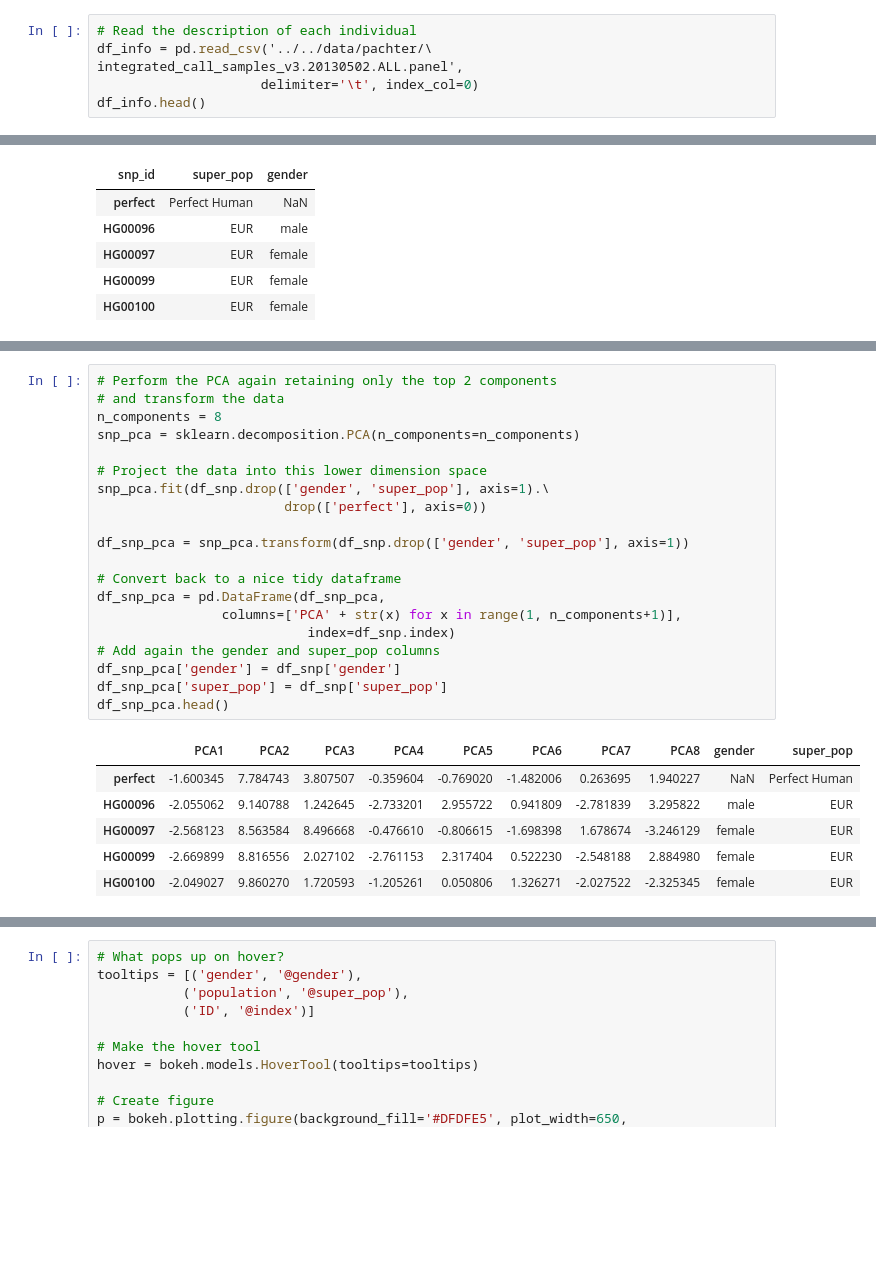
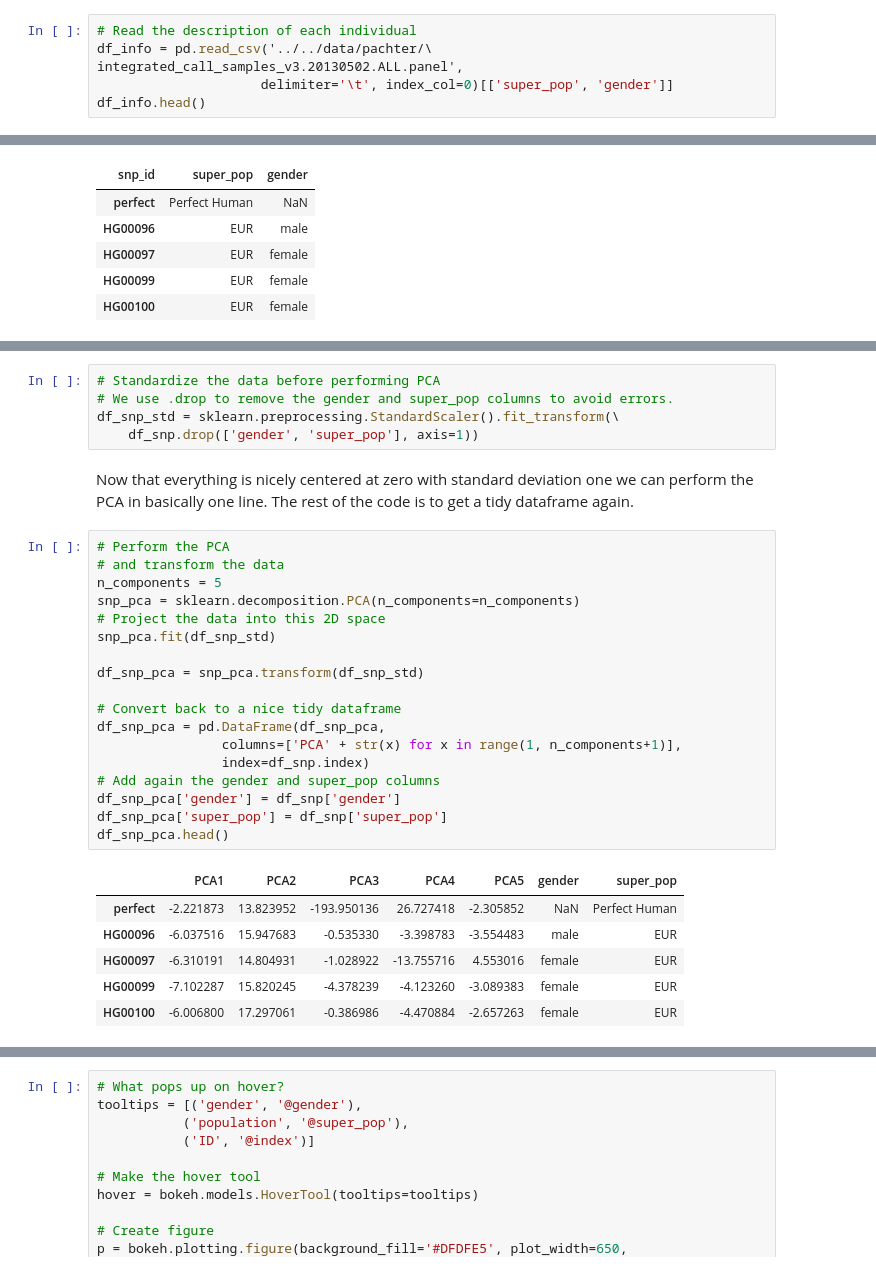
Before and after one commit to justinbois/bebi103, a Jupyter notebook: tutorials/r5_pca.ipynb, the cells around one changed output, grey strips where cells are left out. Cells and saved outputs as stored; diff of their text form; blank space fills up the shorter version.

```diff
--- a/tutorials/r5_pca.ipynb
+++ b/tutorials/r5_pca.ipynb
@@ -332,6 +332,6 @@ df_snp.head()
 # Read the description of each individual
 df_info = pd.read_csv('../../data/pachter/\
 integrated_call_samples_v3.20130502.ALL.panel',
-                     delimiter='\t', index_col=0)
+                     delimiter='\t', index_col=0)[['super_pop', 'gender']]
 df_info.head()
 # %% [output]
@@ -359,27 +366,32 @@ df_snp[['super_pop', 'gender']].head()
+# %%
+# Standardize the data before performing PCA
+# We use .drop to remove the gender and super_pop columns to avoid errors.
+df_snp_std = sklearn.preprocessing.StandardScaler().fit_transform(\
+    df_snp.drop(['gender', 'super_pop'], axis=1))
+# %% [markdown]
+Now that everything is nicely centered at zero with standard deviation one we can perform the PCA in basically one line. The rest of the code is to get a tidy dataframe again.
 # %%
-# Perform the PCA again retaining only the top 2 components
+# Perform the PCA
 # and transform the data
-n_components = 8
+n_components = 5
 snp_pca = sklearn.decomposition.PCA(n_components=n_components)
+# Project the data into this 2D space
+snp_pca.fit(df_snp_std)
 
-# Project the data into this lower dimension space
-snp_pca.fit(df_snp.drop(['gender', 'super_pop'], axis=1).\
-                        drop(['perfect'], axis=0))
-
-df_snp_pca = snp_pca.transform(df_snp.drop(['gender', 'super_pop'], axis=1))
+df_snp_pca = snp_pca.transform(df_snp_std)
 
 # Convert back to a nice tidy dataframe
 df_snp_pca = pd.DataFrame(df_snp_pca,
                 columns=['PCA' + str(x) for x in range(1, n_components+1)],
-                           index=df_snp.index)
+                index=df_snp.index)
 # Add again the gender and super_pop columns
 df_snp_pca['gender'] = df_snp['gender']
 df_snp_pca['super_pop'] = df_snp['super_pop']
 df_snp_pca.head()
 # %% [output]
-|  | PCA1 | PCA2 | PCA3 | PCA4 | PCA5 | PCA6 | PCA7 | PCA8 | gender | super_pop |
-| perfect | -1.600345 | 7.784743 | 3.807507 | -0.359604 | -0.769020 | -1.482006 | 0.263695 | 1.940227 | NaN | Perfect Human |
-| HG00096 | -2.055062 | 9.140788 | 1.242645 | -2.733201 | 2.955722 | 0.941809 | -2.781839 | 3.295822 | male | EUR |
-| HG00097 | -2.568123 | 8.563584 | 8.496668 | -0.476610 | -0.806615 | -1.698398 | 1.678674 | -3.246129 | female | EUR |
-| HG00099 | -2.669899 | 8.816556 | 2.027102 | -2.761153 | 2.317404 | 0.522230 | -2.548188 | 2.884980 | female | EUR |
-| HG00100 | -2.049027 | 9.860270 | 1.720593 | -1.205261 | 0.050806 | 1.326271 | -2.027522 | -2.325345 | female | EUR |
+|  | PCA1 | PCA2 | PCA3 | PCA4 | PCA5 | gender | super_pop |
+| perfect | -2.221873 | 13.823952 | -193.950136 | 26.727418 | -2.305852 | NaN | Perfect Human |
+| HG00096 | -6.037516 | 15.947683 | -0.535330 | -3.398783 | -3.554483 | male | EUR |
+| HG00097 | -6.310191 | 14.804931 | -1.028922 | -13.755716 | 4.553016 | female | EUR |
+| HG00099 | -7.102287 | 15.820245 | -4.378239 | -4.123260 | -3.089383 | female | EUR |
+| HG00100 | -6.006800 | 17.297061 | -0.386986 | -4.470884 | -2.657263 | female | EUR |
```
Also changed, not shown: parts of 16 cells of this notebook.
